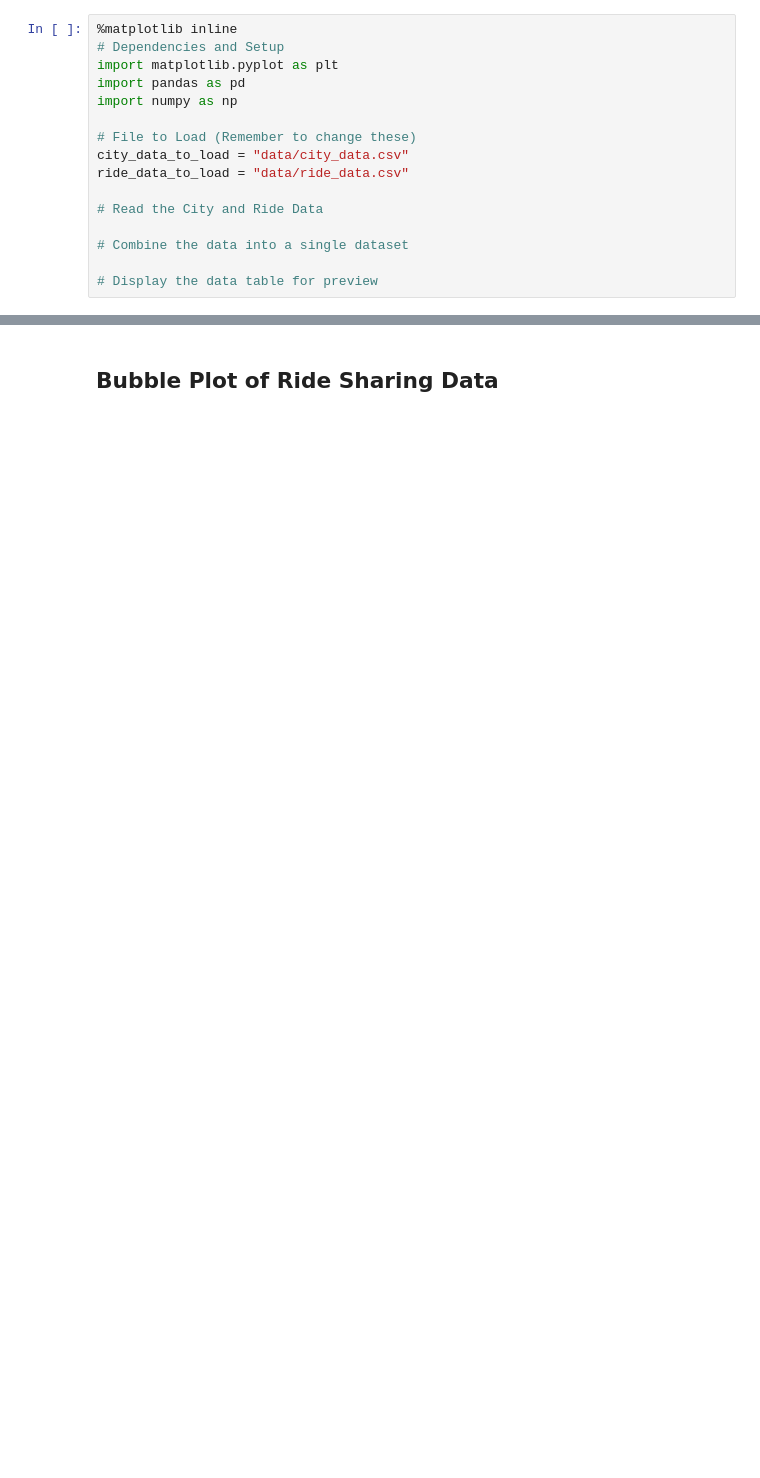
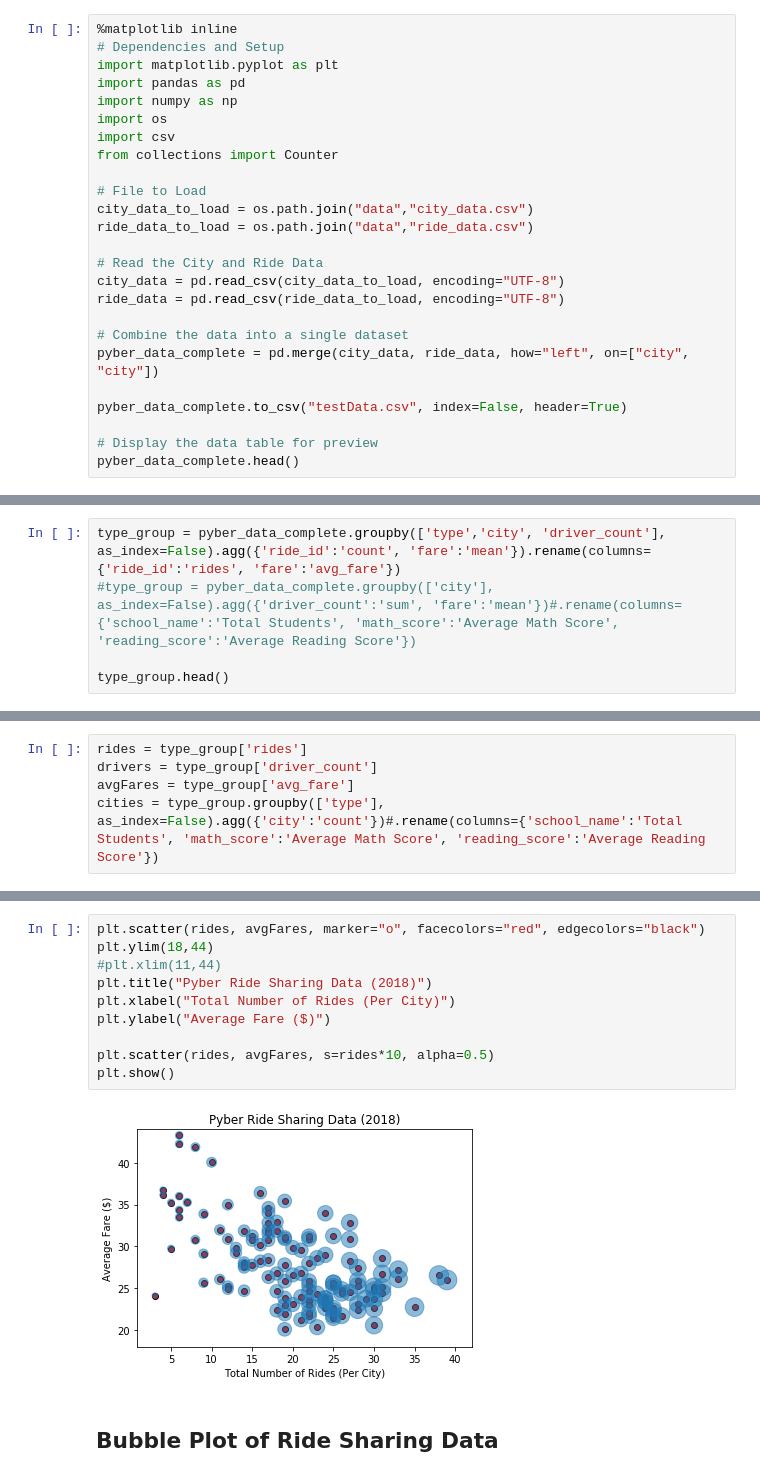
Before and after one commit to reedkm/matplotlib-pyber, a Jupyter notebook: pyber_starter_Kreed.ipynb, the cells around one changed output, grey strips where cells are left out. Drawn from its saved outputs; the diff is of its cells as text; blank space fills up the shorter version.

```diff
--- a/pyber_starter_Kreed.ipynb
+++ b/pyber_starter_Kreed.ipynb
@@ -6,13 +6,22 @@ Kenneth Reed Pandas HW5 - Pyber
 import matplotlib.pyplot as plt
 import pandas as pd
 import numpy as np
+import os
+import csv
+from collections import Counter
 
-# File to Load (Remember to change these)
-city_data_to_load = "data/city_data.csv"
-ride_data_to_load = "data/ride_data.csv"
+# File to Load
+city_data_to_load = os.path.join("data","city_data.csv")
+ride_data_to_load = os.path.join("data","ride_data.csv")
 
 # Read the City and Ride Data
+city_data = pd.read_csv(city_data_to_load, encoding="UTF-8")
+ride_data = pd.read_csv(ride_data_to_load, encoding="UTF-8")
 
 # Combine the data into a single dataset
+pyber_data_complete = pd.merge(city_data, ride_data, how="left", on=["city", "city"])
+
+pyber_data_complete.to_csv("testData.csv", index=False, header=True)
 
 # Display the data table for preview
+pyber_data_complete.head()
@@ -26,0 +35,5 @@ ride_data_to_load = "data/ride_data.csv"
+# %%
+type_group = pyber_data_complete.groupby(['type','city', 'driver_count'], as_index=False).agg({'ride_id':'count', 'fare':'mean'}).rename(columns={'ride_id':'rides', 'fare':'avg_fare'})
+#type_group = pyber_data_complete.groupby(['city'], as_index=False).agg({'driver_count':'sum', 'fare':'mean'})#.rename(columns={'school_name':'Total Students', 'math_score':'Average Math Score', 'reading_score':'Average Reading Score'})
+
+type_group.head()
@@ -26,0 +47,5 @@ ride_data_to_load = "data/ride_data.csv"
+# %%
+rides = type_group['rides']
+drivers = type_group['driver_count']
+avgFares = type_group['avg_fare']
+cities = type_group.groupby(['type'], as_index=False).agg({'city':'count'})#.rename(columns={'school_name':'Total Students', 'math_score':'Average Math Score', 'reading_score':'Average Reading Score'})
@@ -27,3 +77,15 @@ ride_data_to_load = "data/ride_data.csv"
+# %%
+plt.scatter(rides, avgFares, marker="o", facecolors="red", edgecolors="black")
+plt.ylim(18,44)
+#plt.xlim(11,44)
+plt.title("Pyber Ride Sharing Data (2018)")
+plt.xlabel("Total Number of Rides (Per City)")
+plt.ylabel("Average Fare ($)")
+
+plt.scatter(rides, avgFares, s=rides*10, alpha=0.5)
+plt.show()
+# %% [output]
+[figure, added]
 # %% [markdown]
 ## Bubble Plot of Ride Sharing Data
 # %%
```
Also changed, not shown: parts of 13 cells of this notebook.
